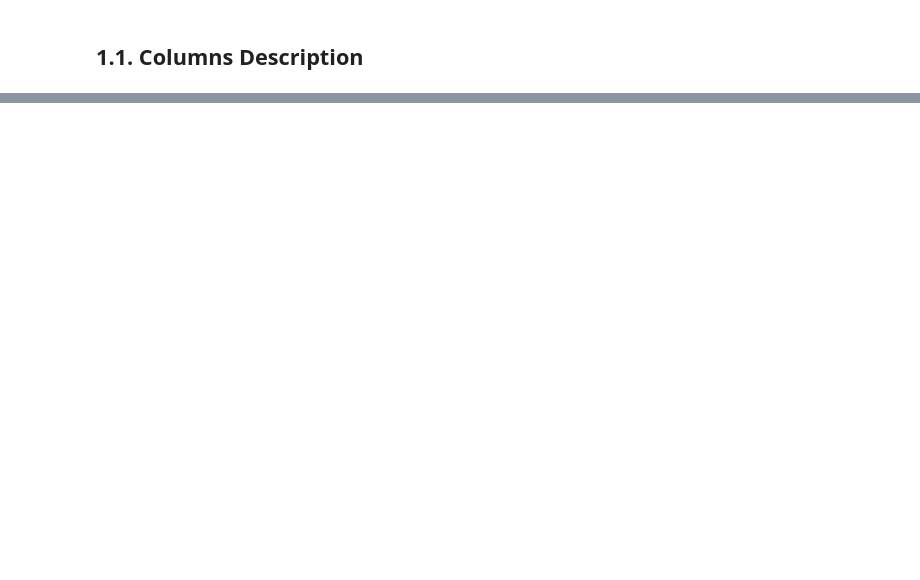
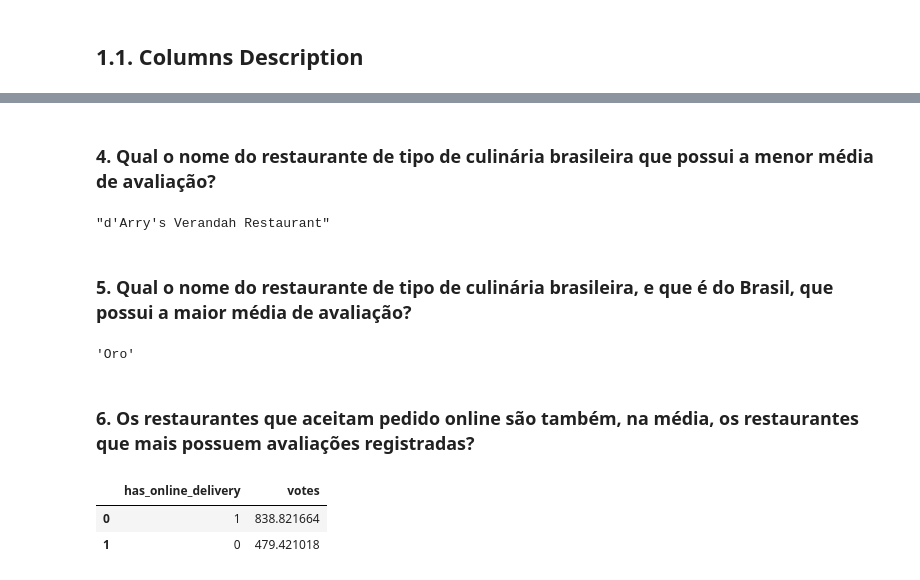
Before and after one commit to PedroFerraresi/ftc_analise_python, a Jupyter notebook: notebooks/c01_pgvf.ipynb, the cells around one changed output, grey strips where cells are left out. Cells and saved outputs as stored; diff of their text form; code cells hidden in the pictures; blank space fills up the shorter version.

```diff
--- a/notebooks/c01_pgvf.ipynb
+++ b/notebooks/c01_pgvf.ipynb
@@ -324,0 +602,38 @@ https://python-visualization.github.io/folium/modules.html
+# %% [markdown]
+### 4. Qual o nome do restaurante de tipo de culinária brasileira que possui a menor média de avaliação?
+# %%
+cols = [
+    'restaurant_id', 'restaurant_name', 'country',
+    'city', 'cuisines', 'average_cost_for_two',
+    'aggregate_rating', 'votes'
+]
+
+df2.loc[:, cols].sort_values(['average_cost_for_two', 'restaurant_id'], ascending=[False, True]).iloc[0, 1]
+# %% [output]
+"d'Arry's Verandah Restaurant"
+# %% [markdown]
+### 5. Qual o nome do restaurante de tipo de culinária brasileira, e que é do Brasil, que possui a maior média de avaliação?
+# %%
+cols = [
+    'restaurant_id', 'restaurant_name', 'country',
+    'city', 'cuisines', 'average_cost_for_two',
+    'aggregate_rating', 'votes'
+]
+
+lines = (df2['country'] == 'Brazil') & (df2['cuisines'] == 'Brazilian')
+
+df2.loc[lines, cols].sort_values(['average_cost_for_two', 'restaurant_id'], ascending=[False, True]).iloc[0, 1]
+# %% [output]
+'Oro'
+# %% [markdown]
+### 6. Os restaurantes que aceitam pedido online são também, na média, os restaurantes que mais possuem avaliações registradas?
+# %%
+(df2.loc[:, ['votes', 'has_online_delivery'] ]
+                                         .groupby('has_online_delivery')
+                                         .mean()
+                                         .sort_values('votes', ascending=False)
+                                         .reset_index())
+# %% [output]
+|  | has_online_delivery | votes |
+| 0 | 1 | 838.821664 |
+| 1 | 0 | 479.421018 |
```
Also changed, not shown: parts of 142 cells of this notebook.
